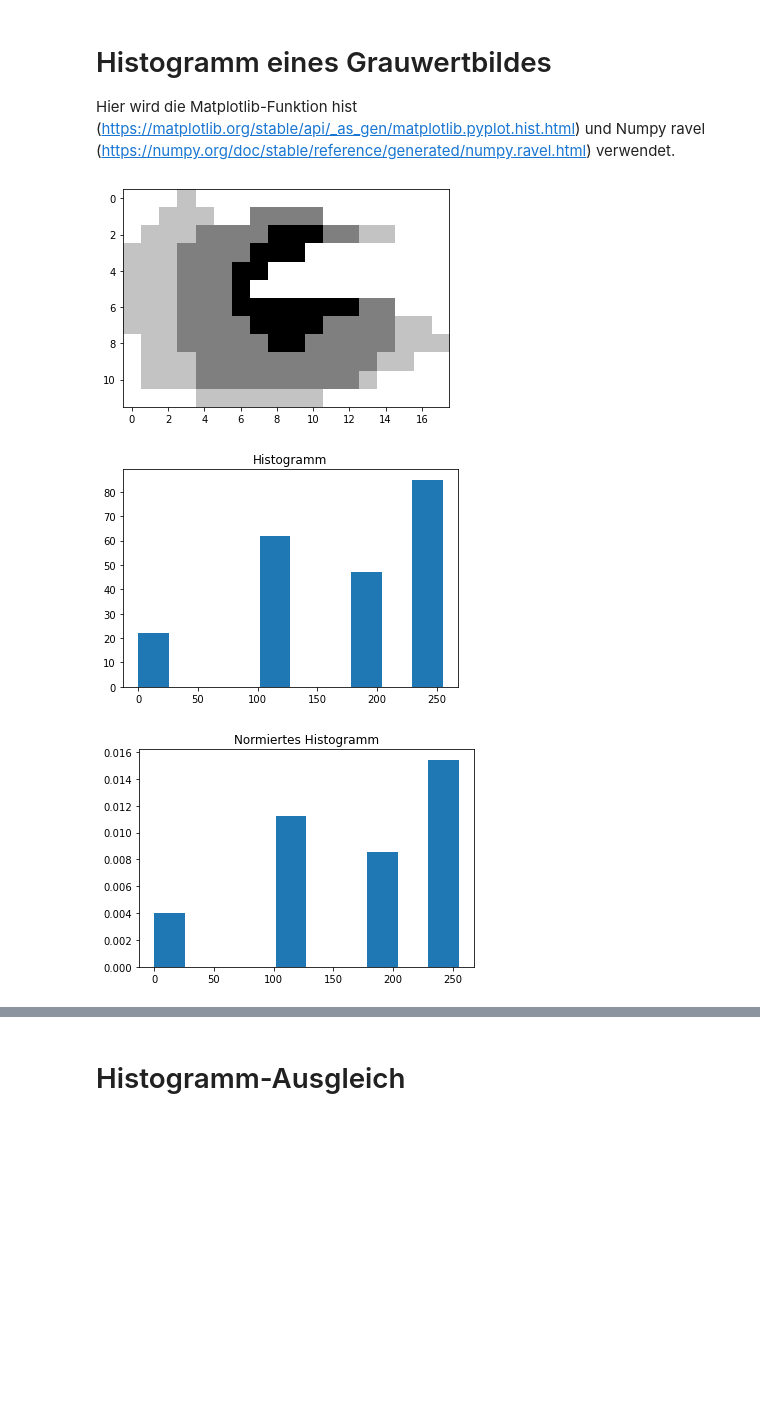
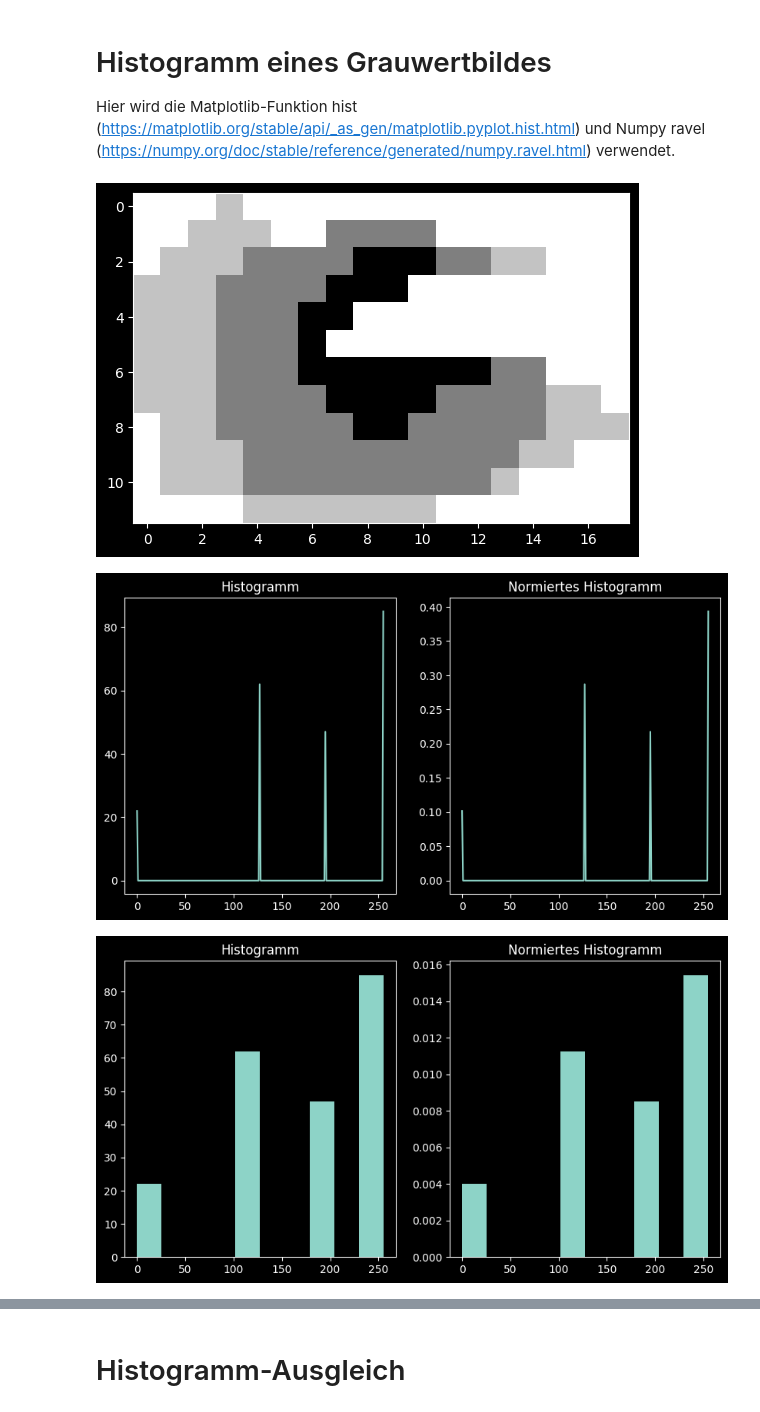
Before and after one commit to felixhoffmnn/digitale-bildverarbeitung, a Jupyter notebook: src/02_bildvorverarbeitung/02_Histogramme.ipynb, the cells around one changed output, grey strips where cells are left out. Saved outputs shown, nothing was run; the diff lists cells and outputs as text; code cells hidden in the pictures; blank space fills up the shorter version.

Commit message:
🚧 Added solution for 90% of 02 histogramme

```diff
--- a/src/02_bildvorverarbeitung/02_Histogramme.ipynb
+++ b/src/02_bildvorverarbeitung/02_Histogramme.ipynb
@@ -12,30 +12,53 @@ img_dir = Path("../../data/images")
 # Histogramm eines Grauwertbildes
 Hier wird die Matplotlib-Funktion hist (https://matplotlib.org/stable/api/_as_gen/matplotlib.pyplot.hist.html) und Numpy ravel (https://numpy.org/doc/stable/reference/generated/numpy.ravel.html) verwendet.
 # %%
-img = cv.imread('./img/raw_gray.png', cv.IMREAD_GRAYSCALE)
+img = cv.imread(str(img_dir / 'raw_gray.png'), cv.IMREAD_GRAYSCALE)
 plt.imshow(img, cmap='gray')
 plt.show()
 # %% [output]
-[figure, old version]
+[figure, new version]
 # %%
 # ToDo: Schreiben Sie hier eine Funktion histogram(img), die das Histogramm + normierte Histogramm des Grauwertbildes zurückgibt
 def histogram(img):
-    hist = []
-    norm_hist = []
+    hist = [0] * 256
+    norm_hist = [0.0] * 256
+
+    # calculate height and width of image
+    height, width = img.shape
+
+    # calculate histogram of img by iterating over all pixels
+    for row in img:
+        for pixel in row:
+            if hist[pixel] is None:
+                hist[pixel] = 1
+                norm_hist[pixel] = 1 / (height * width)
+            else:
+                hist[pixel] += 1
+                norm_hist[pixel] += 1 / (height * width)
+
     return hist, norm_hist
 # %%
 # Ausführung der geschriebenen Funktion
 hist, norm_hist = histogram(img)
+plt.figure(figsize=(10, 5))
+plt.subplot(1, 2, 1)
+plt.plot(hist)
+plt.title('Histogramm')
+plt.subplot(1, 2, 2)
+plt.plot(norm_hist)
+plt.title('Normiertes Histogramm')
+plt.show()
 
 # Vergleich mit implementierter Histogramm Funktion
+plt.figure(figsize=(10, 5))
+plt.subplot(1, 2, 1)
 plt.hist(img.ravel(), density=False)
 plt.title('Histogramm')
-plt.show()
-
+plt.subplot(1, 2, 2)
 plt.hist(img.ravel(), density=True)
 plt.title('Normiertes Histogramm')
 plt.show()
 # %% [output]
-[figure, old version]
+[figure, new version]
-[figure, old version]
+[figure, new version]
 # %%
```
Also changed, not shown: parts of 13 cells of this notebook, 2 other files.
